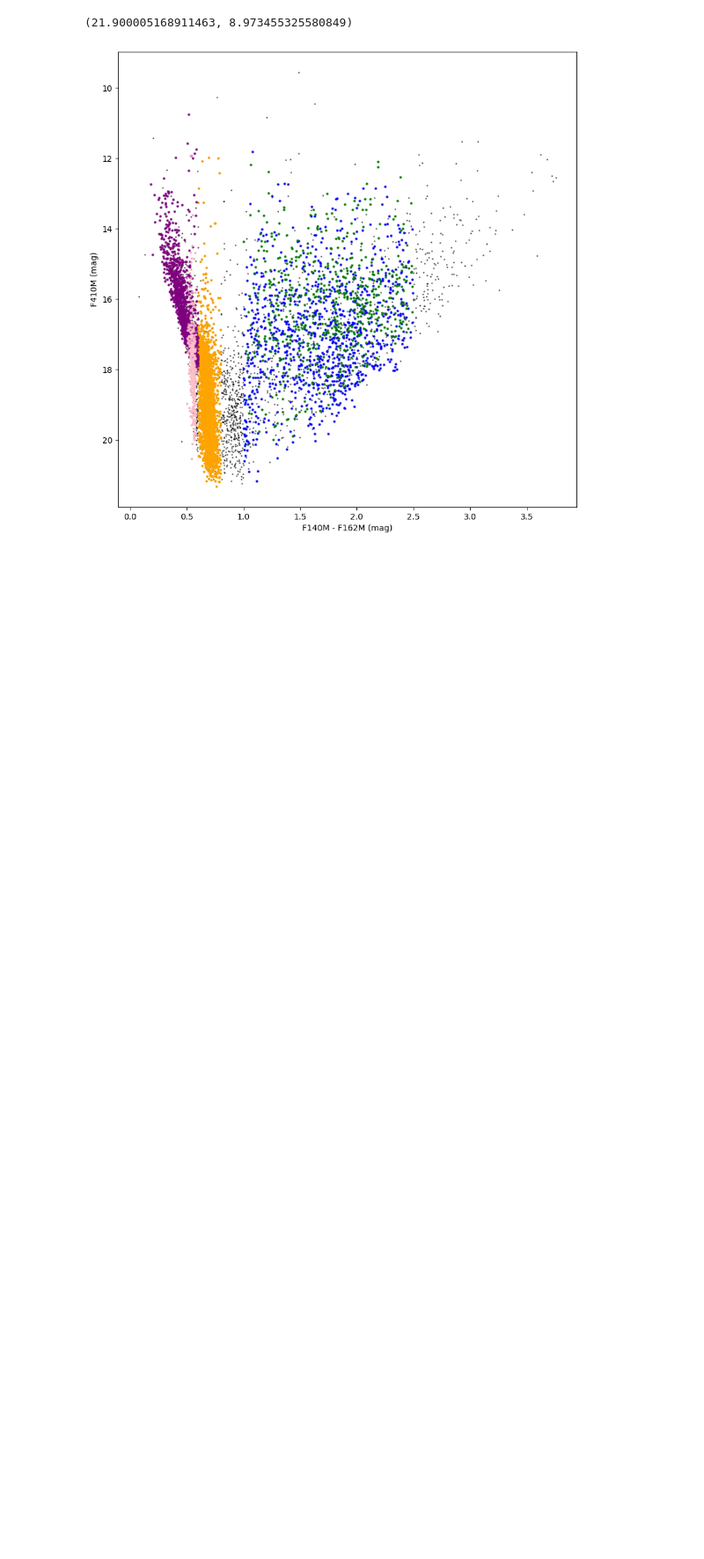
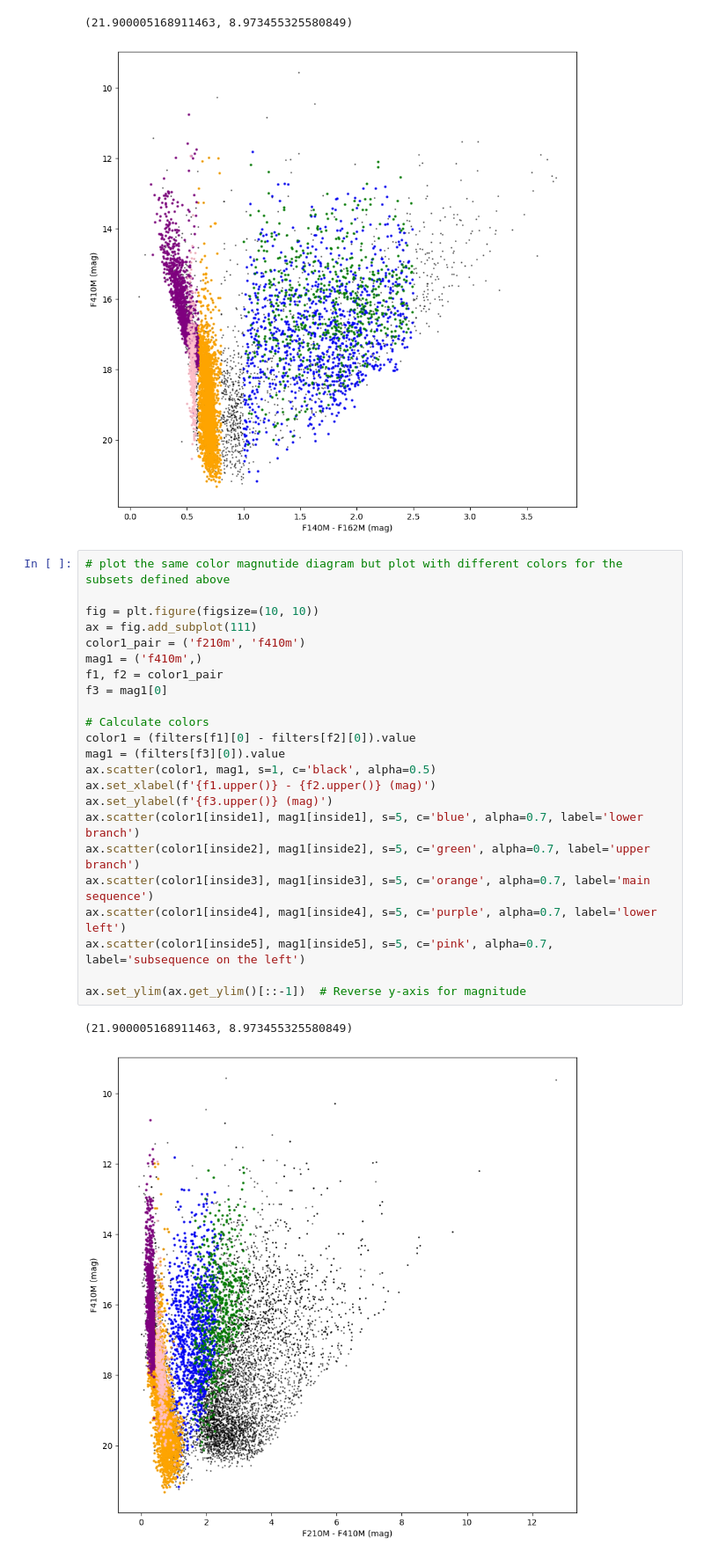
Before and after one commit to tyoo37/w51_nircam, a Jupyter notebook: analysis/ccds_linked_to_image_plane.ipynb, the cells around one changed output. Shown at 88% size. Cells and saved outputs as stored; diff of their text form; blank space fills up the shorter version.

```diff
--- a/analysis/ccds_linked_to_image_plane.ipynb
+++ b/analysis/ccds_linked_to_image_plane.ipynb
@@ -517,3 +559,29 @@ ax.set_ylim(ax.get_ylim()[::-1])  # Reverse y-axis for magnitude
 # %% [output]
 (21.900005168911463, 8.973455325580849)
 [figure]
+# %%
+# plot the same color magnutide diagram but plot with different colors for the subsets defined above
+
+fig = plt.figure(figsize=(10, 10))
+ax = fig.add_subplot(111)
+color1_pair = ('f210m', 'f410m')
+mag1 = ('f410m',)
+f1, f2 = color1_pair
+f3 = mag1[0]
+
+# Calculate colors
+color1 = (filters[f1][0] - filters[f2][0]).value
+mag1 = (filters[f3][0]).value
+ax.scatter(color1, mag1, s=1, c='black', alpha=0.5)
+ax.set_xlabel(f'{f1.upper()} - {f2.upper()} (mag)')
+ax.set_ylabel(f'{f3.upper()} (mag)')
+ax.scatter(color1[inside1], mag1[inside1], s=5, c='blue', alpha=0.7, label='lower branch')
+ax.scatter(color1[inside2], mag1[inside2], s=5, c='green', alpha=0.7, label='upper branch')
+ax.scatter(color1[inside3], mag1[inside3], s=5, c='orange', alpha=0.7, label='main sequence')
+ax.scatter(color1[inside4], mag1[inside4], s=5, c='purple', alpha=0.7, label='lower left')
+ax.scatter(color1[inside5], mag1[inside5], s=5, c='pink', alpha=0.7, label='subsequence on the left')
+
+ax.set_ylim(ax.get_ylim()[::-1])  # Reverse y-axis for magnitude
+# %% [output]
+(21.900005168911463, 8.973455325580849)
+[figure, added]
```
Also changed, not shown: parts of 4 cells of this notebook, 11 other files.
